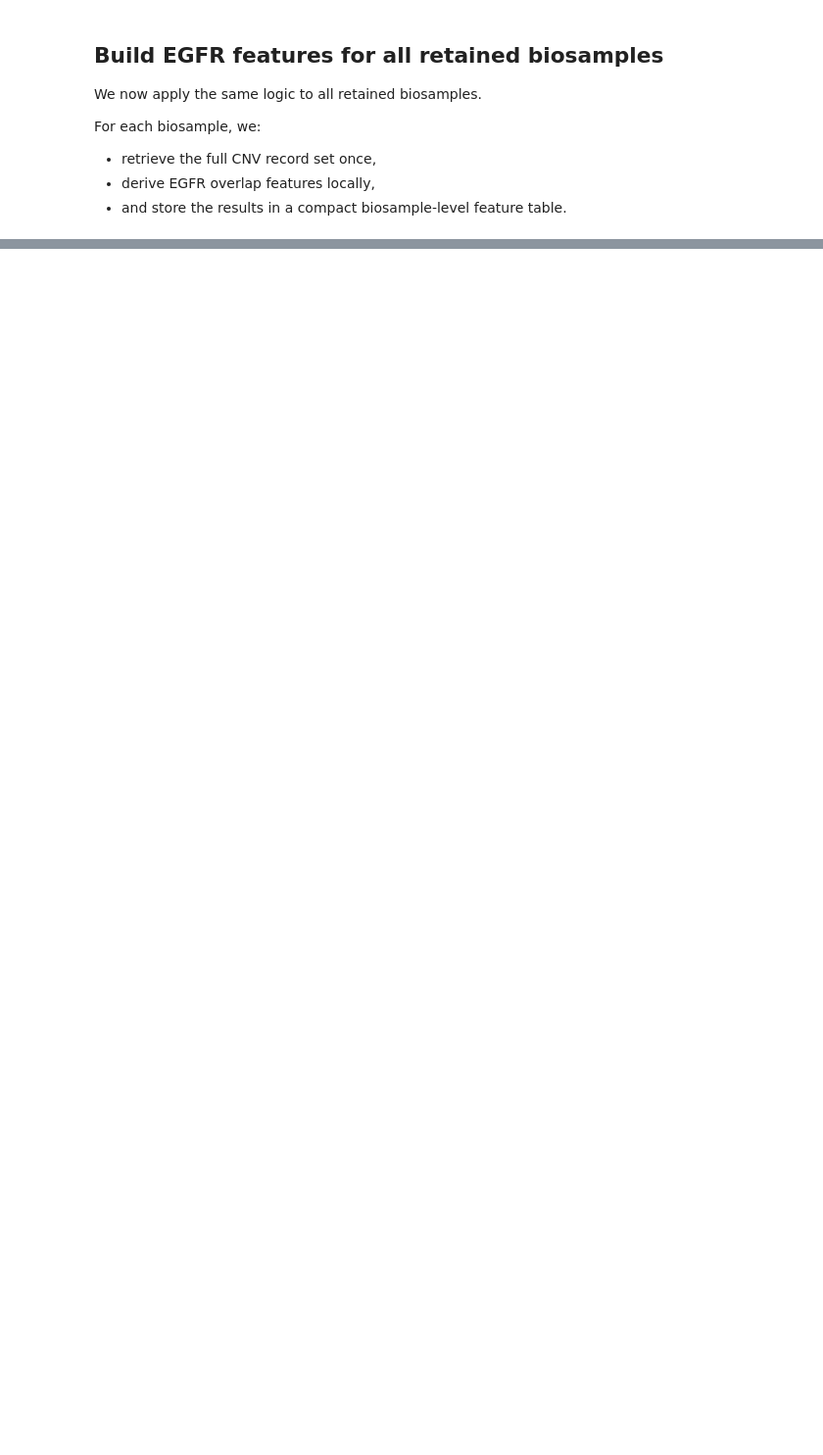
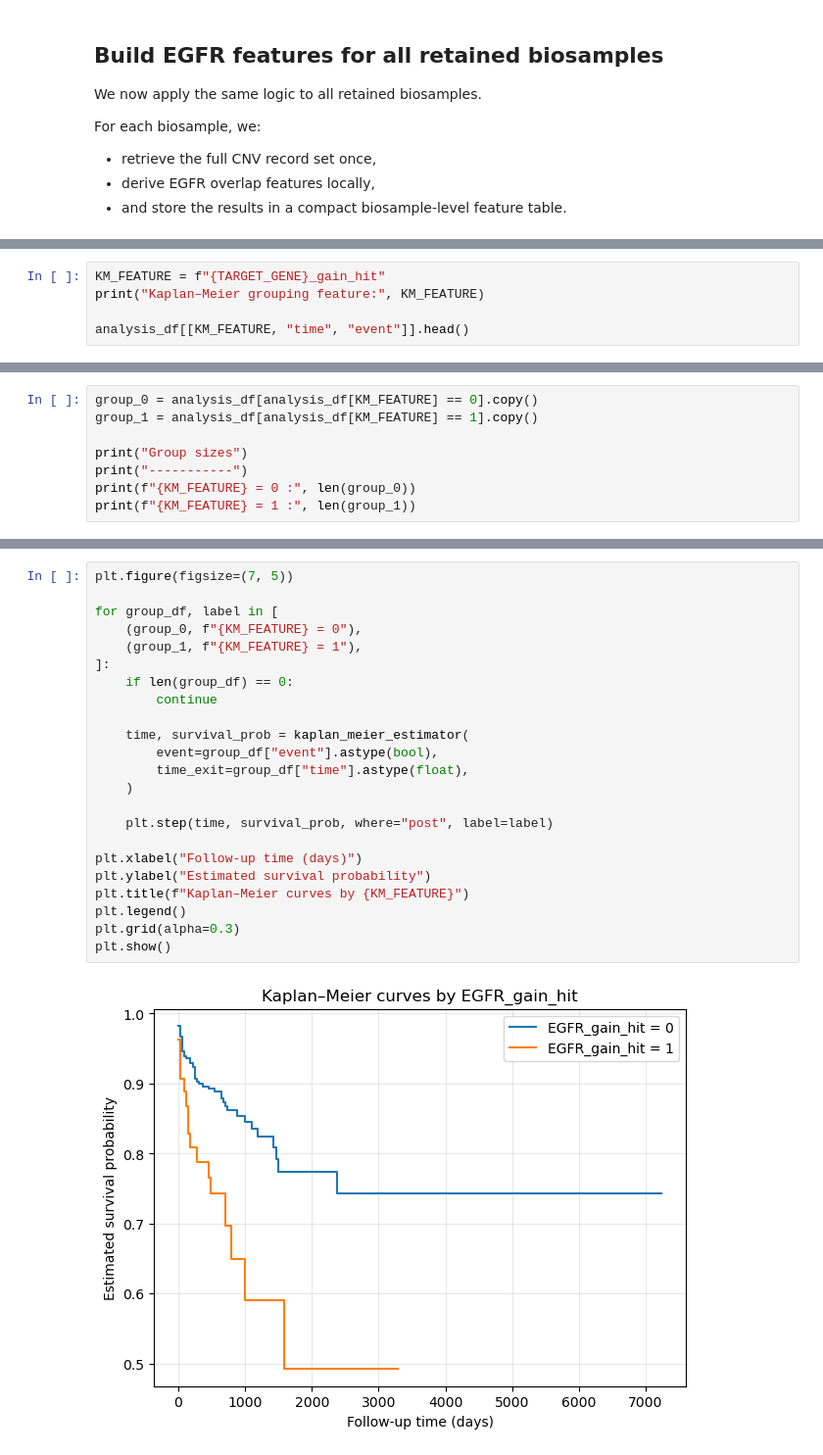
Before and after one commit to awildberger/UZH-BIO392-FS26-amira, a Jupyter notebook: course-material/survival_analysis_v2.ipynb, the cells around one changed output, grey strips where cells are left out. Shown at 98% size. Saved outputs shown, nothing was run; the diff lists cells and outputs as text; blank space fills up the shorter version.

```diff
--- a/course-material/survival_analysis_v2.ipynb
+++ b/course-material/survival_analysis_v2.ipynb
@@ -593,0 +807,5 @@ For each biosample, we:
+# %%
+KM_FEATURE = f"{TARGET_GENE}_gain_hit"
+print("Kaplan–Meier grouping feature:", KM_FEATURE)
+
+analysis_df[[KM_FEATURE, "time", "event"]].head()
@@ -593,0 +829,8 @@ For each biosample, we:
+# %%
+group_0 = analysis_df[analysis_df[KM_FEATURE] == 0].copy()
+group_1 = analysis_df[analysis_df[KM_FEATURE] == 1].copy()
+
+print("Group sizes")
+print("-----------")
+print(f"{KM_FEATURE} = 0 :", len(group_0))
+print(f"{KM_FEATURE} = 1 :", len(group_1))
@@ -593,0 +842,25 @@ For each biosample, we:
+# %%
+plt.figure(figsize=(7, 5))
+
+for group_df, label in [
+    (group_0, f"{KM_FEATURE} = 0"),
+    (group_1, f"{KM_FEATURE} = 1"),
+]:
+    if len(group_df) == 0:
+        continue
+
+    time, survival_prob = kaplan_meier_estimator(
+        event=group_df["event"].astype(bool),
+        time_exit=group_df["time"].astype(float),
+    )
+
+    plt.step(time, survival_prob, where="post", label=label)
+
+plt.xlabel("Follow-up time (days)")
+plt.ylabel("Estimated survival probability")
+plt.title(f"Kaplan–Meier curves by {KM_FEATURE}")
+plt.legend()
+plt.grid(alpha=0.3)
+plt.show()
+# %% [output]
+[figure, added]
```
Also changed, not shown: parts of 40 cells of this notebook.
